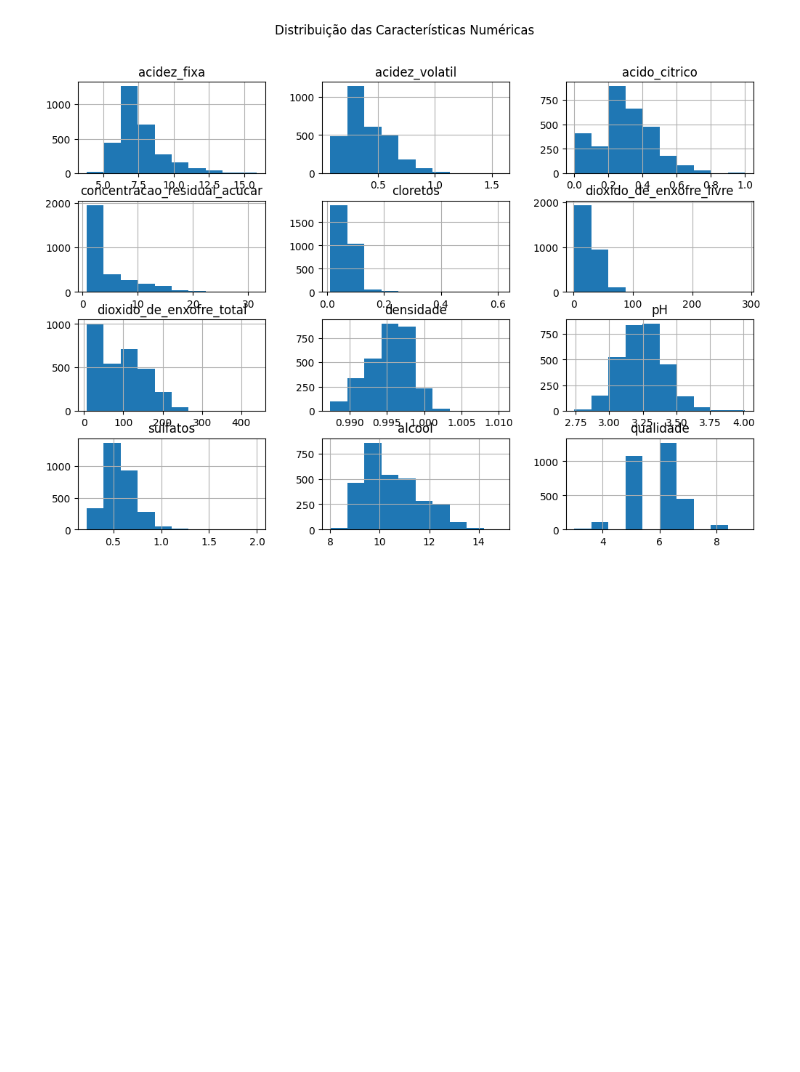
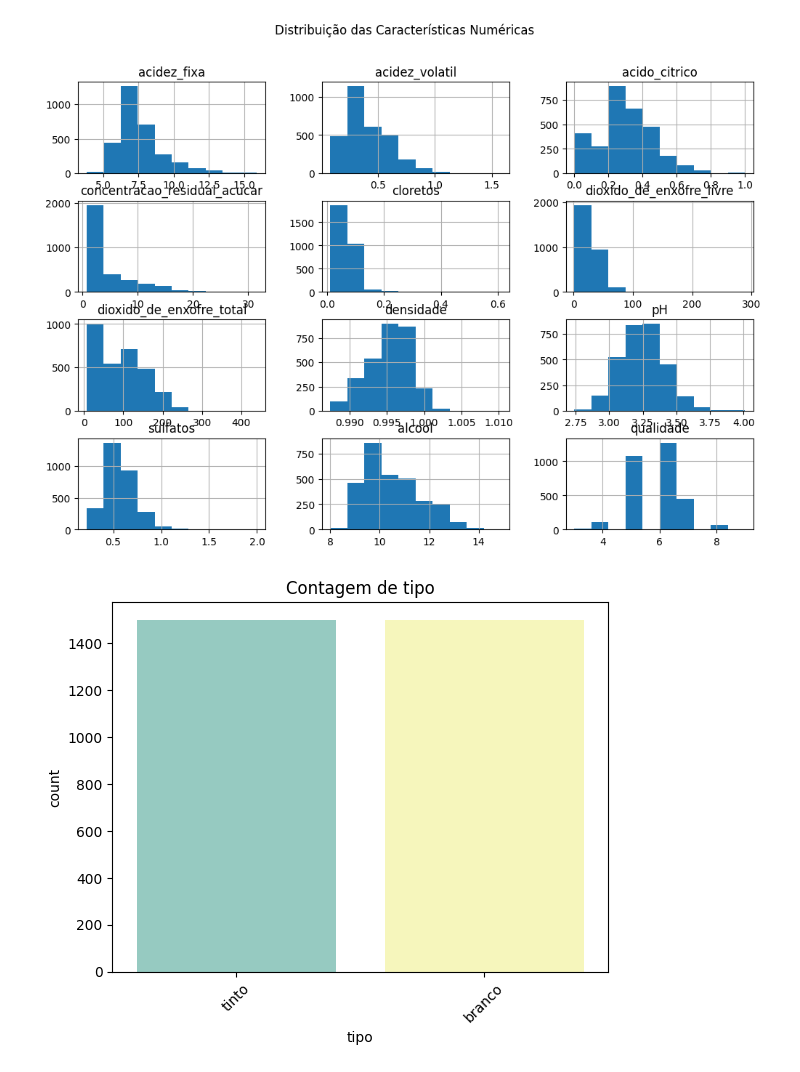
Before and after one commit to marcoaluz/Python, a Jupyter notebook: Pos_AULAS/Atividade 7/Atividade7.ipynb, the cells around one changed output. Cells and saved outputs as stored; diff of their text form; code cells hidden in the pictures; blank space fills up the shorter version.

```diff
--- a/Pos_AULAS/Atividade 7/Atividade7.ipynb
+++ b/Pos_AULAS/Atividade 7/Atividade7.ipynb
@@ -53,10 +42,13 @@ sns.pairplot(data=numeric_features)
 plt.suptitle("Relações entre Características Numéricas")
 plt.show()
 # %%
+# Visualize a contagem das características categóricas usando gráficos de barras
 categorical_features = data.select_dtypes(exclude=[np.number])
 for column in categorical_features.columns:
-    if isinstance(data[column].dtype, pd.CategoricalDtype):
+    #if isinstance(data[column].dtype, pd.CategoricalDtype):
         sns.countplot(x=column, data=data, palette="Set3")
         plt.title(f"Contagem de {column}")
         plt.xticks(rotation=45)
         plt.show()
+# %% [output]
+[figure, added]
```
Also changed, not shown: parts of 22 cells of this notebook, 1 other file.
